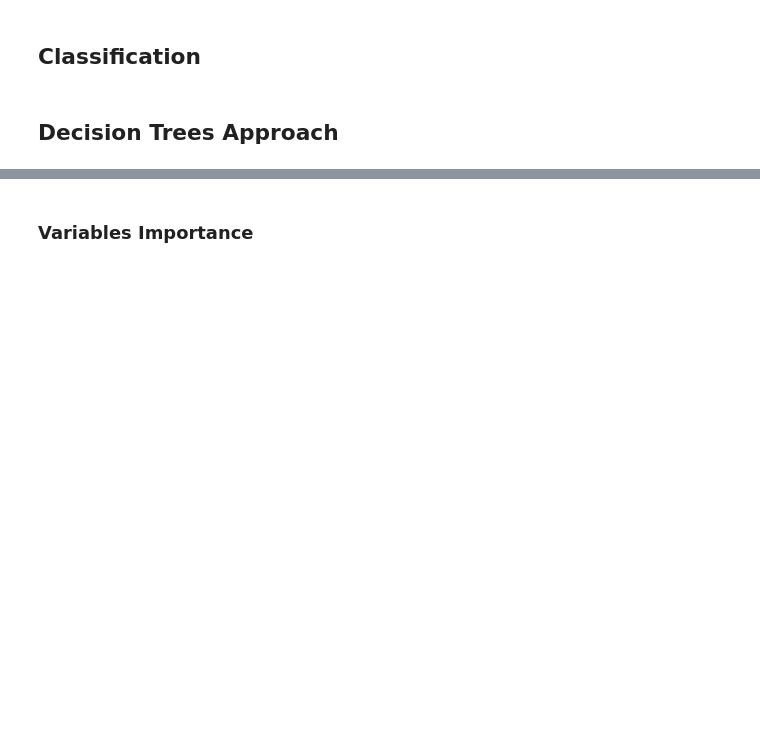
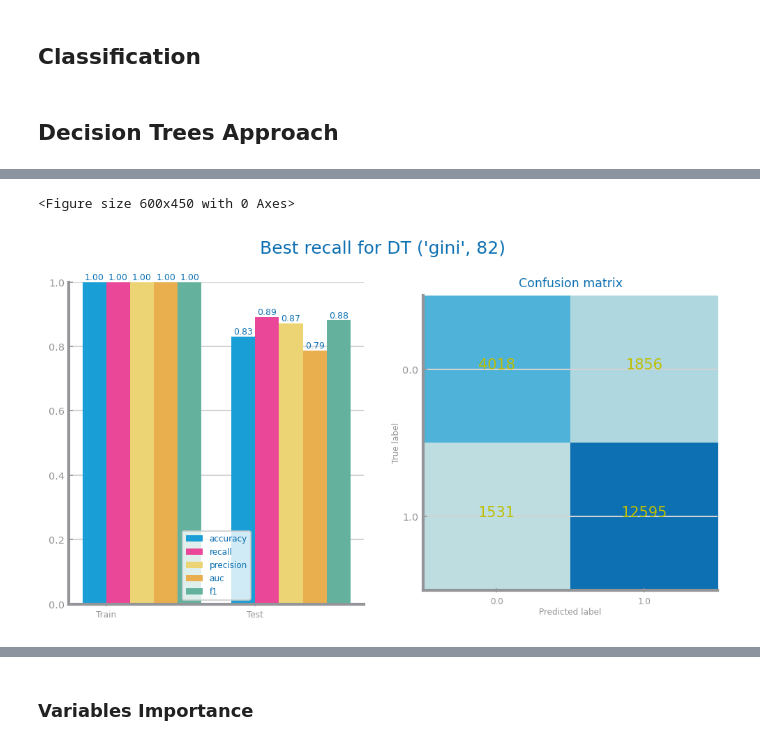
Before and after one commit to franciscoAbreuTecnico/Data-Science-IST, a Jupyter notebook: dataset_services/decision_tree.ipynb, the cells around one changed output, grey strips where cells are left out. Saved outputs shown, nothing was run; the diff lists cells and outputs as text; code cells hidden in the pictures; blank space fills up the shorter version.

```diff
--- a/dataset_services/decision_tree.ipynb
+++ b/dataset_services/decision_tree.ipynb
@@ -40,0 +48,10 @@ show()
+# %%
+prd_trn: np.array = best_model.predict(trnX)
+prd_tst: np.array = best_model.predict(tstX)
+figure()
+dslabs.plot_evaluation_results(params, trnY, prd_trn, tstY, prd_tst, labels)
+savefig(f'classification_images/decision_tree/{file_tag}_dt_{params["name"]}_best_{params["metric"]}_eval.png')
+show()
+# %% [output]
+<Figure size 600x450 with 0 Axes>
+[figure, added]
```
Also changed, not shown: parts of 16 cells of this notebook, 14 other files.
